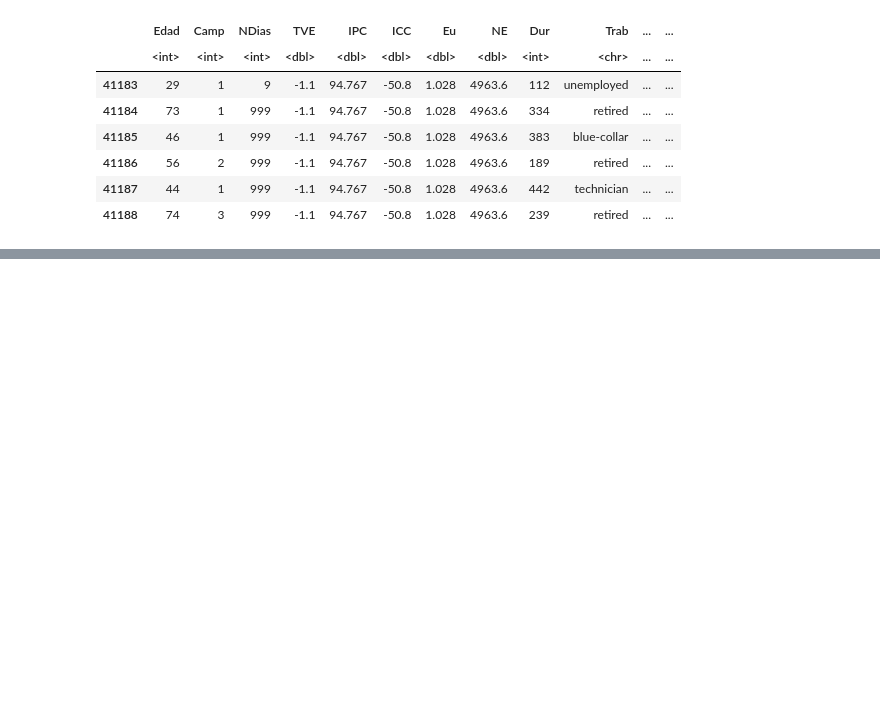
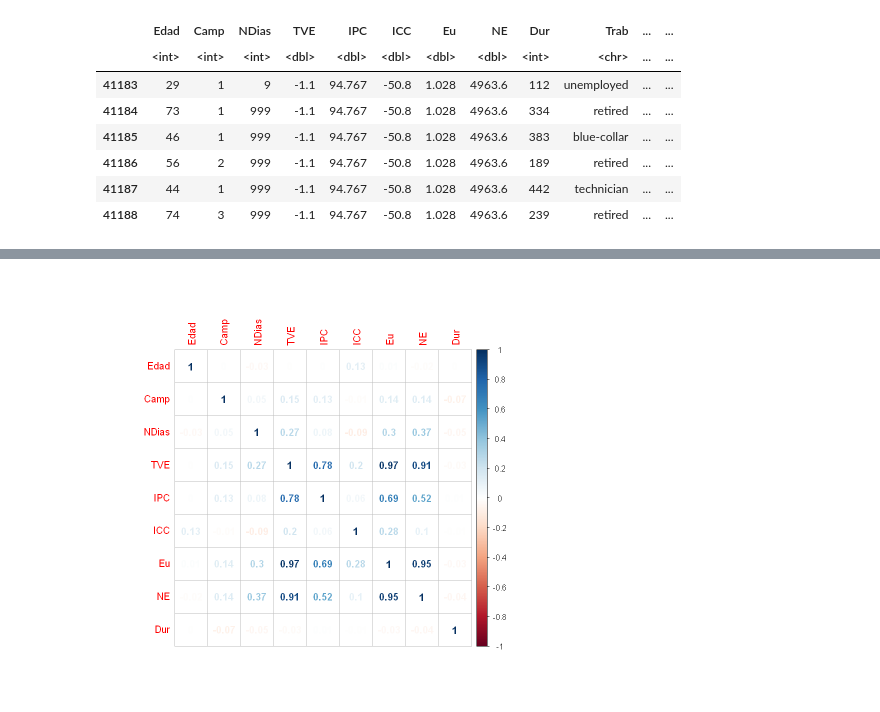
Before and after one commit to LotusZaheer/Trabajo_Muestreo-Interferencia, a Jupyter notebook: Tarea 2/Muestreo-Interfererncia.ipynb, the cells around one changed output, grey strips where cells are left out. Saved outputs shown, nothing was run; the diff lists cells and outputs as text; code cells hidden in the pictures; blank space fills up the shorter version.

```diff
--- a/Tarea 2/Muestreo-Interfererncia.ipynb
+++ b/Tarea 2/Muestreo-Interfererncia.ipynb
@@ -187,0 +300,4 @@ A data.frame: 6 × 21
+# %%
+corrplot(C, method="number")
+# %% [output]
+[figure, added]
```
Also changed, not shown: parts of 10 cells of this notebook.
